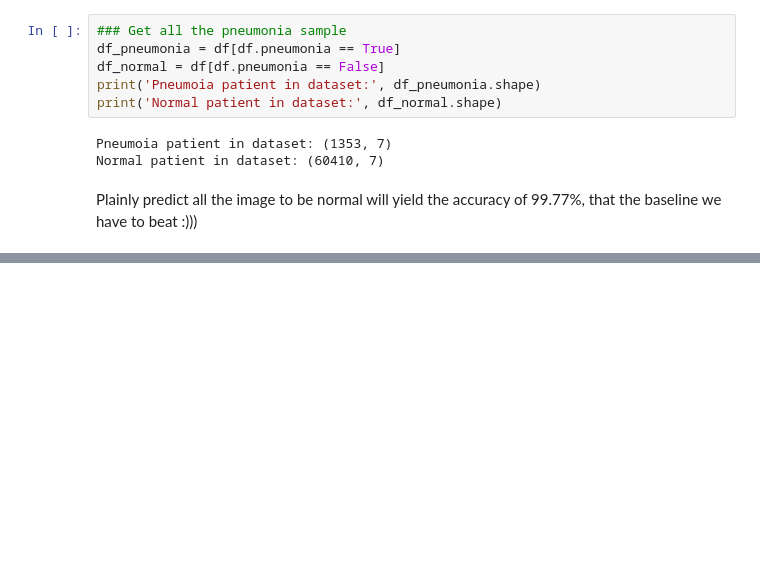
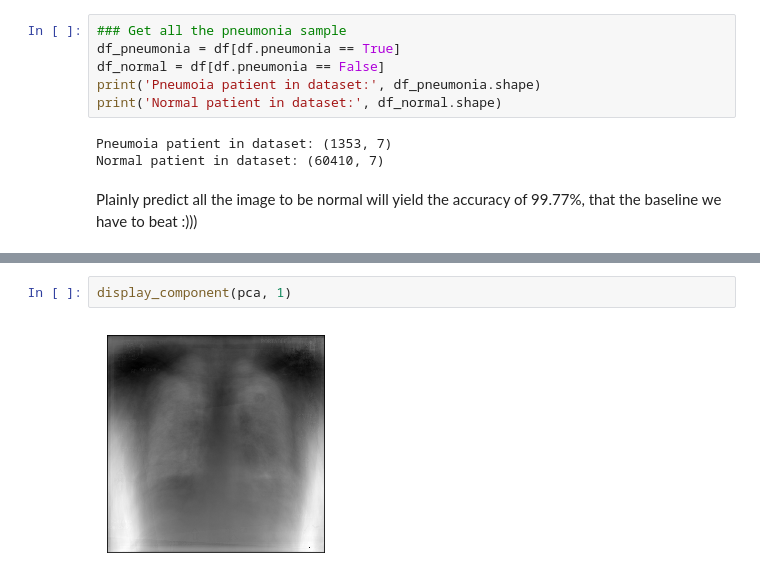
Before and after one commit to dattran2346/chestX-ray-14, a Jupyter notebook: 3.Train.ipynb, the cells around one changed output, grey strips where cells are left out. Saved outputs shown, nothing was run; the diff lists cells and outputs as text; blank space fills up the shorter version.

```diff
--- a/3.Train.ipynb
+++ b/3.Train.ipynb
@@ -107,0 +205,4 @@ print(pca.explained_variance_ratio_.sum())
+# %%
+display_component(pca, 1)
+# %% [output]
+[figure, added]
```
Also changed, not shown: parts of 28 cells of this notebook.
